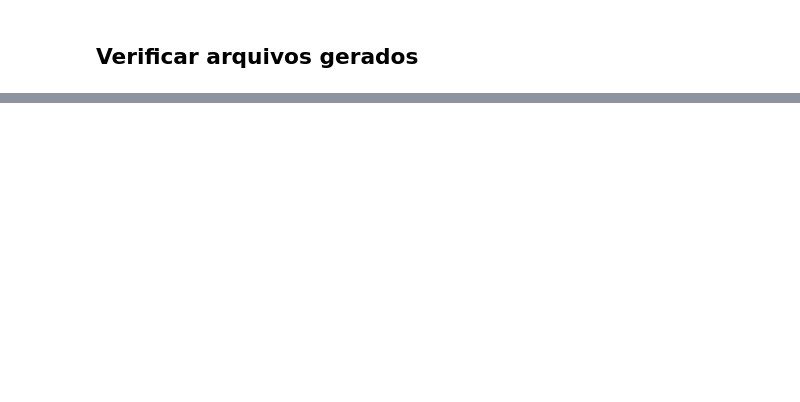
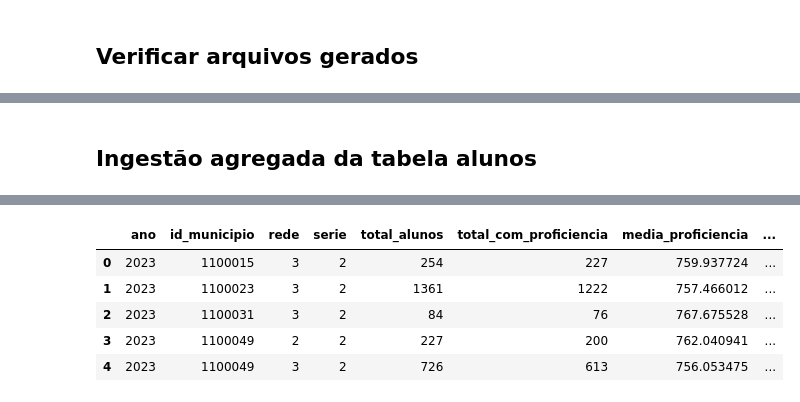
Before and after one commit to acorrea79/techchallenge-fase2-pipeline-alfabetizacao, a Jupyter notebook: notebooks/pipeline_alfabetizacao_colab.ipynb, the cells around one changed output, grey strips where cells are left out. Saved outputs shown, nothing was run; the diff lists cells and outputs as text; code cells hidden in the pictures; blank space fills up the shorter version.

```diff
--- a/notebooks/pipeline_alfabetizacao_colab.ipynb
+++ b/notebooks/pipeline_alfabetizacao_colab.ipynb
@@ -400,0 +603,47 @@ techchallenge-fase2-pipeline-alfabetizacao/
+# %% [markdown]
+## Ingestão agregada da tabela alunos
+# %%
+# Ingestão agregada da tabela alunos
+# Esta visão reduz o volume e permite análises por município, ano, rede e série.
+
+query_alunos_agregado = f"""
+SELECT
+  ano,
+  id_municipio,
+  rede,
+  serie,
+  COUNT(*) AS total_alunos,
+  COUNTIF(proficiencia IS NOT NULL) AS total_com_proficiencia,
+  AVG(proficiencia) AS media_proficiencia,
+  MIN(proficiencia) AS menor_proficiencia,
+  MAX(proficiencia) AS maior_proficiencia,
+  COUNTIF(alfabetizado IS NOT NULL) AS total_com_status_alfabetizacao,
+  COUNT(DISTINCT alfabetizado) AS qtd_status_alfabetizacao,
+  COUNTIF(presenca IS NOT NULL) AS total_com_status_presenca,
+  AVG(peso_aluno) AS media_peso_aluno
+FROM
+  `{TABLES["alunos"]}`
+GROUP BY
+  ano,
+  id_municipio,
+  rede,
+  serie
+ORDER BY
+  ano,
+  id_municipio,
+  rede,
+  serie
+"""
+
+alunos_agregado_file = BATCH_OUTPUT_PATH / "alunos_agregado.csv"
+
+df_alunos_agregado = run_query_to_csv(
+    query=query_alunos_agregado,
+    output_file=alunos_agregado_file,
+    description="Ingestão agregada da tabela alunos por ano, município, rede e série"
+)
+
+display(df_alunos_agregado.head())
+
+write_log("Visão agregada da tabela alunos gerada com sucesso.")
+# %% [output]
@@ -400,0 +652,6 @@ techchallenge-fase2-pipeline-alfabetizacao/
+|  | ano | id_municipio | rede | serie | total_alunos | total_com_proficiencia | media_proficiencia | ... |
+| 0 | 2023 | 1100015 | 3 | 2 | 254 | 227 | 759.937724 | ... |
+| 1 | 2023 | 1100023 | 3 | 2 | 1361 | 1222 | 757.466012 | ... |
+| 2 | 2023 | 1100031 | 3 | 2 | 84 | 76 | 767.675528 | ... |
+| 3 | 2023 | 1100049 | 2 | 2 | 227 | 200 | 762.040941 | ... |
+| 4 | 2023 | 1100049 | 3 | 2 | 726 | 613 | 756.053475 | ... |
```
Also changed, not shown: parts of 28 cells of this notebook.
